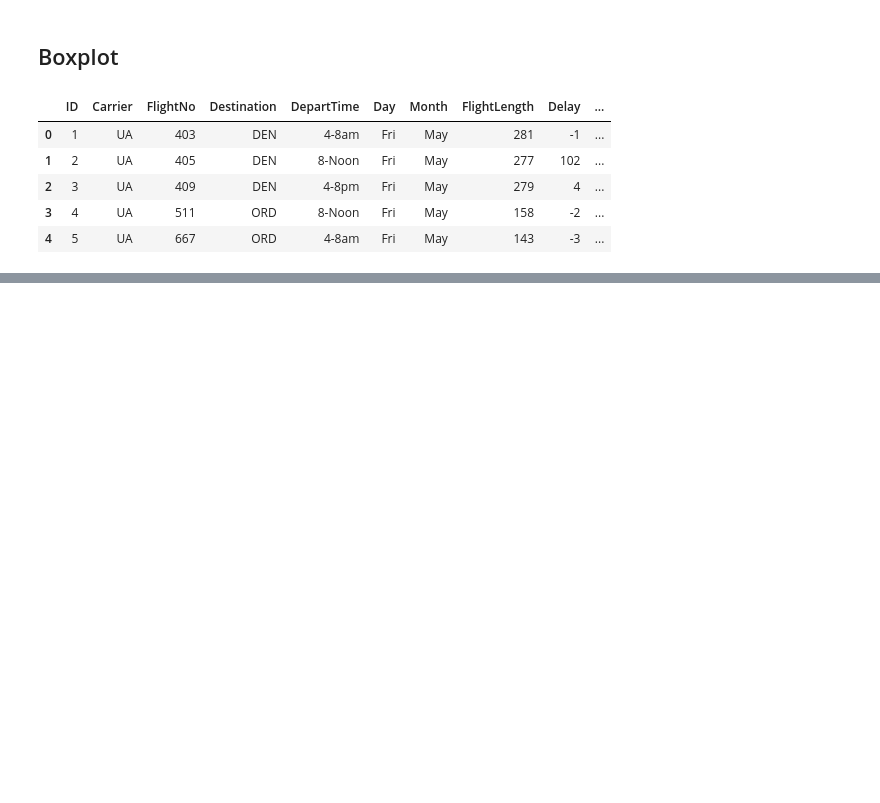
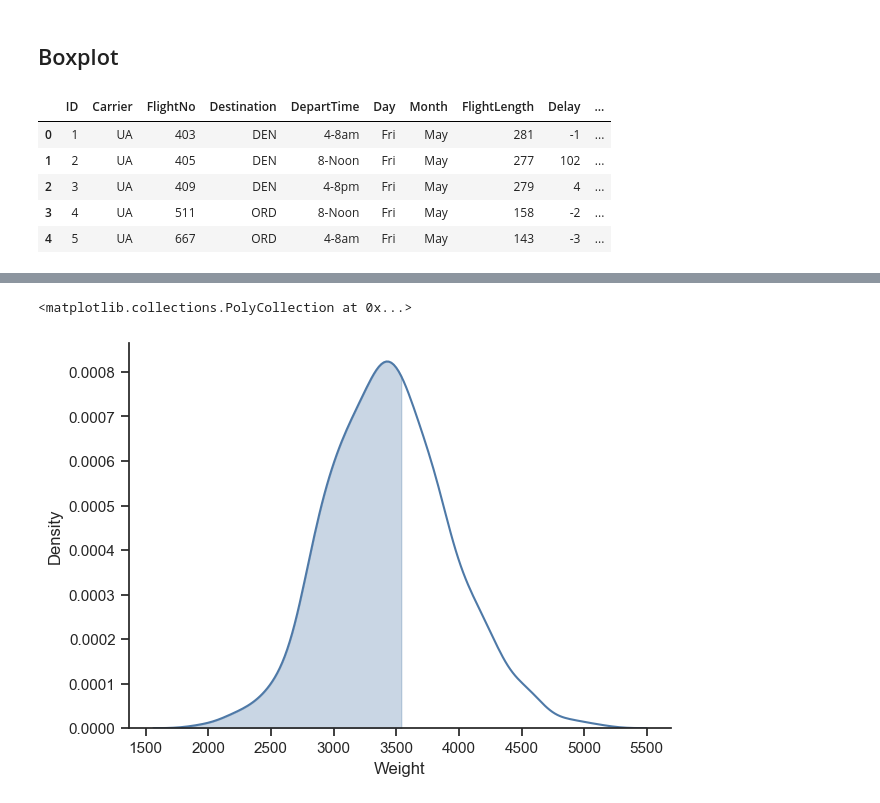
Before and after one commit to eduardo-kt/matstats_resampling_python, a Jupyter notebook: ch02_EDA.ipynb, the cells around one changed output, grey strips where cells are left out. Saved outputs shown, nothing was run; the diff lists cells and outputs as text; code cells hidden in the pictures; blank space fills up the shorter version.

```diff
--- a/ch02_EDA.ipynb
+++ b/ch02_EDA.ipynb
@@ -177,0 +252,17 @@ pag 39
+# %%
+f, ax = plt.subplots(figsize=(7, 5))
+sns.despine(f)
+sns.kdeplot(data=ncbirths2004,
+            x = "Weight",
+            color = '#4e79a7',
+
+            ax=ax)
+x = ax.lines[-1].get_xdata()
+x_densidade = np.percentile(ncbirths2004['Weight'], 60)
+y = ax.lines[-1].get_ydata()
+
+
+ax.fill_between(x, 0, y, where=x < x_densidade, color='#4e79a7', alpha=0.3)
+# %% [output]
+<matplotlib.collections.PolyCollection at 0x...>
+[figure, added]
```
Also changed, not shown: parts of 15 cells of this notebook, 1 other file.
